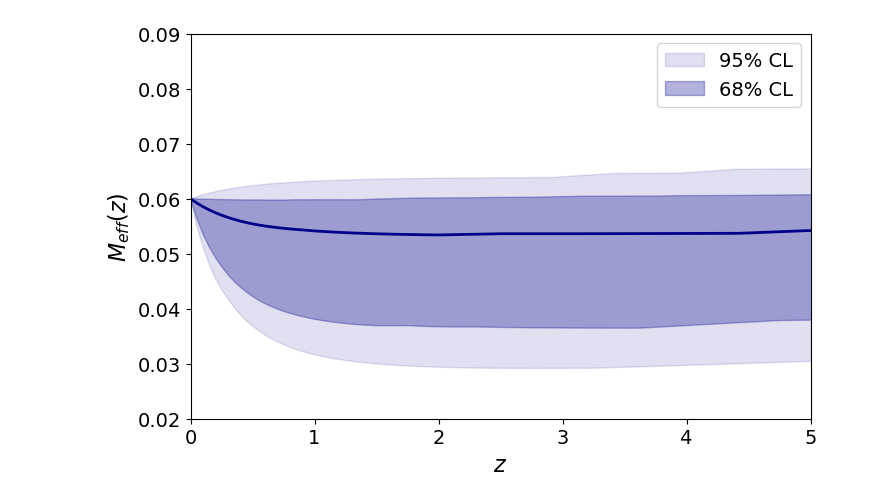
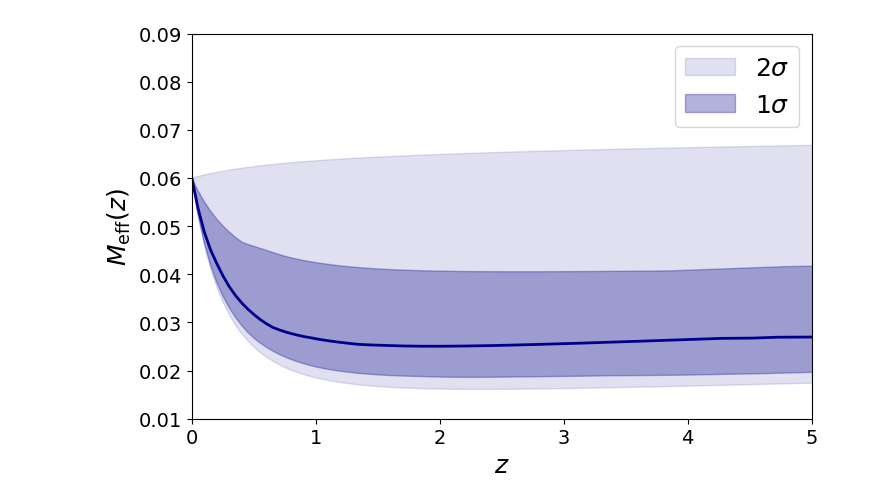
Before and after one commit to Gabriel-Rodrigues1/Class_MaVaN, a Jupyter notebook: meff_pngb.ipynb, the cells around one changed output. Saved outputs shown, nothing was run; the diff lists cells and outputs as text; code cells hidden in the pictures.

```diff
--- a/meff_pngb.ipynb
+++ b/meff_pngb.ipynb
@@ -7,7 +7,7 @@ from getdist.mcsamples import loadMCSamples
 
 
 # 1. LOAD CHAINS
-chains = loadMCSamples("../chains_mavan_desy5/pngb_mavan_desy5")
+chains = loadMCSamples("../chains_mavan_desy5_final/pngb_mavan_desy5_final")
 
 # 2. SETTINGS
 nsamples = 200   # Start small to test if it works, then increase to 200+
@@ -39,7 +39,7 @@ for k, idx in enumerate(indices):
             'T_ncdm': 0.71611,
             'deg_ncdm': 1,
             'beta_ncdm': p('beta_ncdm'),
-            'scf_parameters': f"{p('f_pngb')}, -7, 0.4, 0.0",
+            'scf_parameters': f"{p('f_pngb')}, -7, {p('phi_ini')}, 0.0",
             'Omega_fld': 0.0,
             'Omega_scf': -1,
             'Omega_Lambda': 0.0,
@@ -114,46 +131,44 @@ Starting reconstruction for 200 samples...
 Success: 200/200
 # %%
 plt.figure(figsize=(8, 5))
-
-
 
 plt.fill_between(
     z_grid,
     low95,
     high95,
     alpha=0.12,
     color='darkblue',
-    label='95% CL'
+    label=r'$2\sigma$'
 )
+
 plt.fill_between(
     z_grid,
     low68,
     high68,
     alpha=0.30,
     color='darkblue',
-    label='68% CL'
+    label=r'$1\sigma$'
 )
 
 plt.plot(
     z_grid,
     median,
     color='darkblue',
     lw=2,
 )
 
+plt.xlabel(r'$z$', fontsize=18)
+plt.ylabel(r'$M_{\rm eff}(z)$', fontsize=18)
+
+plt.xlim(0, 5)
+plt.ylim(0.01, 0.09)
+
 plt.xticks(fontsize=14)
 plt.yticks(fontsize=14)
 
-plt.xlabel('$z$', fontsize=16)
-plt.ylabel('$M_{eff}(z)$', fontsize=16)
-plt.xlim(0, 5)
-plt.ylim(0.02, 0.09)
-plt.legend(fontsize=14)
-plt.xticks(fontsize=14)
-plt.yticks(fontsize=14)
+plt.legend(fontsize=18)
 
-plt.legend(fontsize=14)
 plt.savefig('meff_data.pdf', bbox_inches='tight')
 plt.show()
 # %% [output]
-[figure, old version]
+[figure, new version]
```
Also changed, not shown: parts of 5 cells of this notebook, 14 other files.
